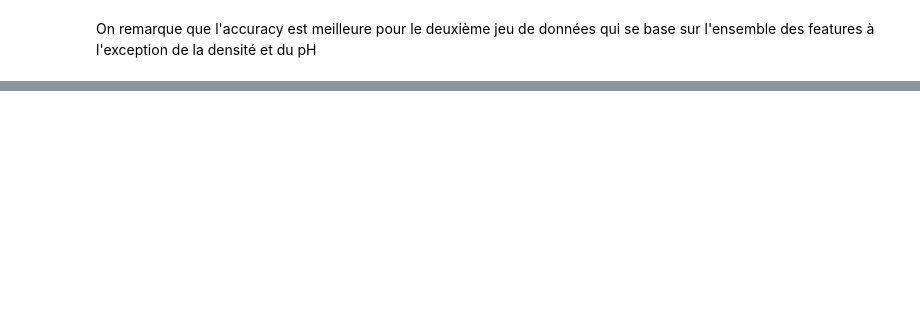
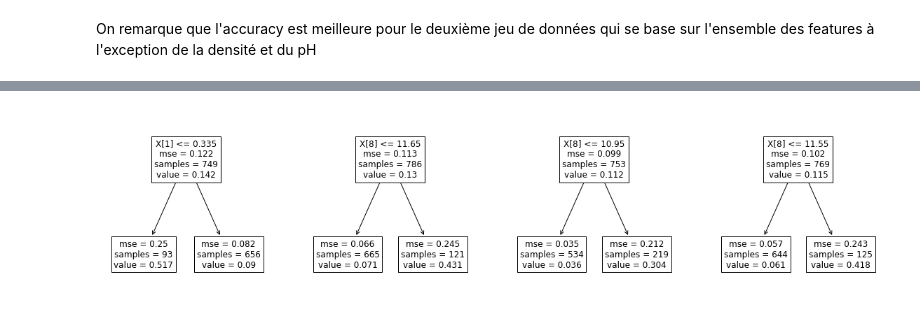
Before and after one commit to Naillik13/wine-notebook, a Jupyter notebook: WineQuality.ipynb, the cells around one changed output, grey strips where cells are left out. Saved outputs shown, nothing was run; the diff lists cells and outputs as text; code cells hidden in the pictures; blank space fills up the shorter version.

```diff
--- a/WineQuality.ipynb
+++ b/WineQuality.ipynb
@@ -322,0 +360,6 @@ plot_confusion_matrix(logreg_new, X=X_test_new, y_true=y_test_new)
+# %%
+fig, axes = plt.subplots(1, len(rf.estimators_), figsize=(20, 5))
+for i, tree in enumerate(rf.estimators_):
+    plot_tree(tree, ax=axes[i], fontsize=12)
+# %% [output]
+[figure, added]
```
Also changed, not shown: parts of 15 cells of this notebook.
